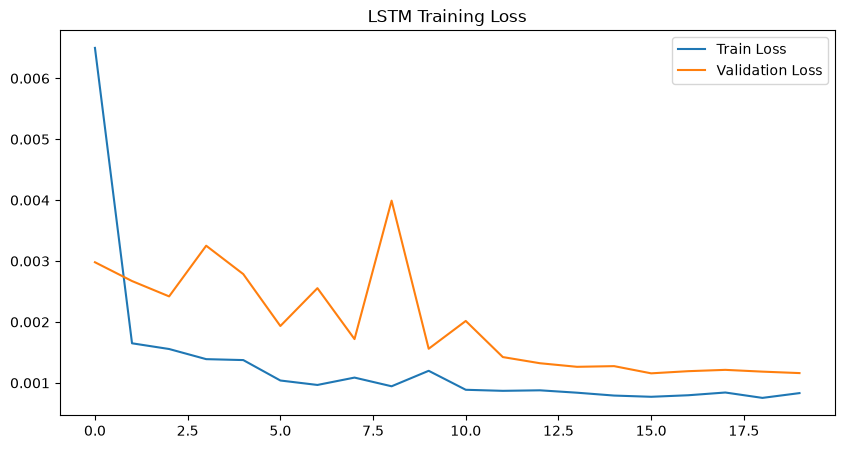
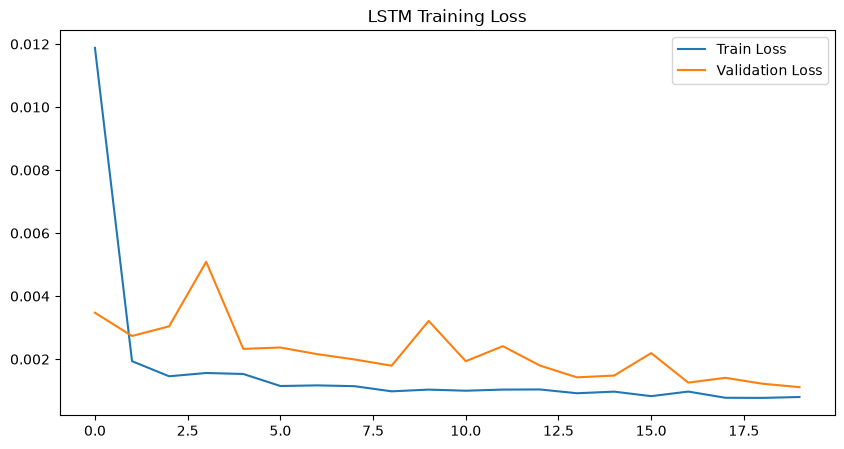
Unified diff of the notebook cell whose output changed from the first chart to the second:
--- before
+++ after
@@ -4,3 +4,4 @@
 plt.legend()
 plt.title("LSTM Training Loss")
+plt.savefig("../reports/figures/05_lstm_training_loss.png", dpi=150, bbox_inches="tight")
 plt.show()

Commit: Save all chart outputs to reports/figures/ for report and grading transparency